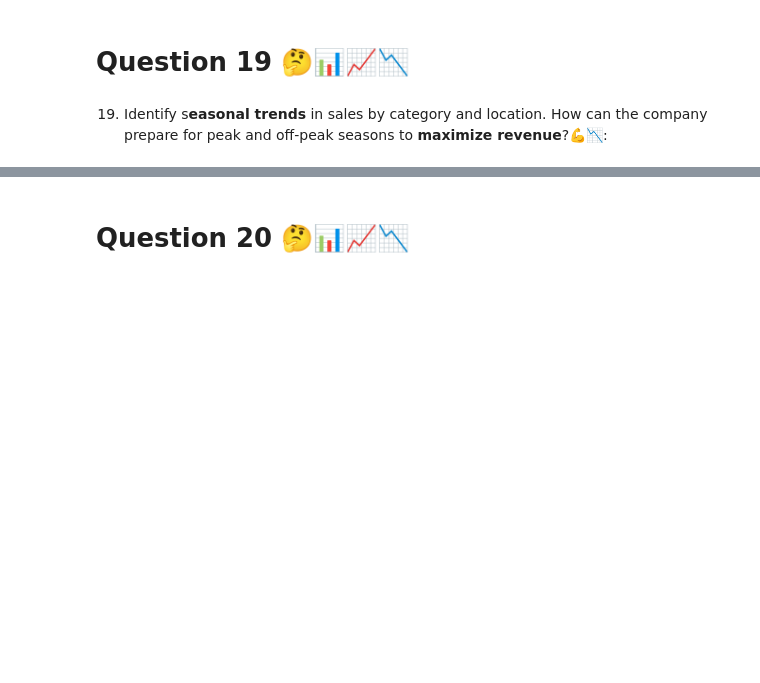
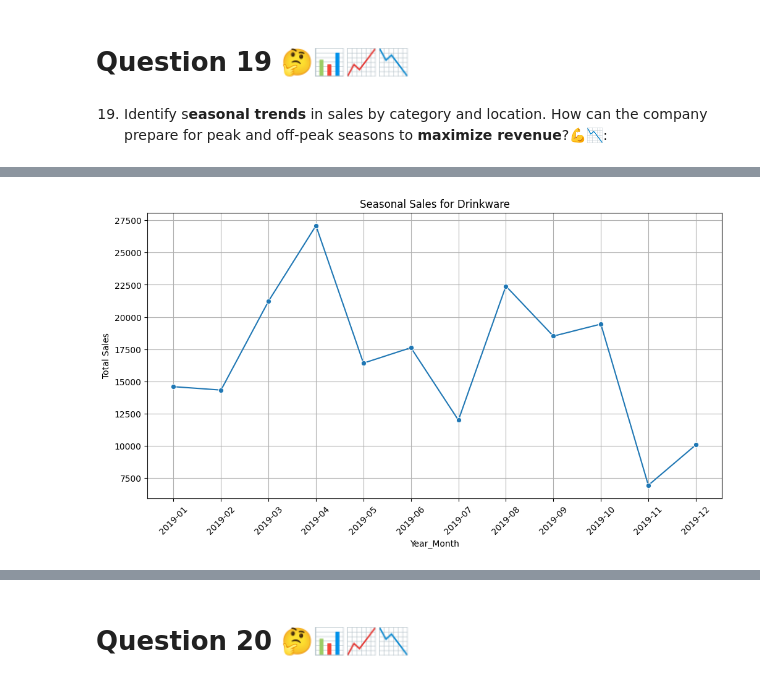
Before and after one commit to Smita569/E-commerce_Marketing_and_sales, a Jupyter notebook: E_commerce_Marketing_and_sales_Business_Case.ipynb, the cells around one changed output, grey strips where cells are left out. Saved outputs shown, nothing was run; the diff lists cells and outputs as text; code cells hidden in the pictures; blank space fills up the shorter version.

```diff
--- a/E_commerce_Marketing_and_sales_Business_Case.ipynb
+++ b/E_commerce_Marketing_and_sales_Business_Case.ipynb
@@ -810,0 +830,4 @@ plt.show()
+# %%
+# Group the sales data by product category and month to analyze seasonal sales patterns
+df_seasonal_sales_by_product_category=df_sales_with_first_purchase.groupby(['Product_Category','Year_Month'])['Total_Sales'].sum().reset_index()
+df_seasonal_sales_by_product_category.head()
@@ -810,0 +841,18 @@ plt.show()
+# %%
+# Plot lineplot to visualize the trend for product category per month
+# Get the unique product category
+product_category = df_seasonal_sales_by_product_category['Product_Category'].unique().tolist()
+select_productCategory = 'Drinkware' #@param ['Accessories','Android','Apparel','Backpacks','Bags','Bottles','Drinkware','Fun', 'Gift Cards', 'Google','Headgear','Housewares','Lifestyle','More Bags','Nest','Nest-Canada','Nest-USA','Notebooks & Journals','Office','Waze'] {allow-input: true}
+# Filter data for the specified product category
+df_seasonal_sales_filtered = df_seasonal_sales_by_product_category[df_seasonal_sales_by_product_category['Product_Category'] == select_productCategory]
+# Generate line plot
+plt.figure(figsize=(12, 6))
+sns.lineplot(data=df_seasonal_sales_filtered, x=df_seasonal_sales_filtered['Year_Month'].astype(str), y='Total_Sales', marker='o')
+plt.title(f'Seasonal Sales for {select_productCategory}')
+plt.xlabel('Year_Month')
+plt.ylabel('Total Sales')
+plt.grid(True)
+plt.xticks(rotation=45)
+plt.show()
+# %% [output]
+[figure, added]
```
Also changed, not shown: parts of 5 cells of this notebook.
